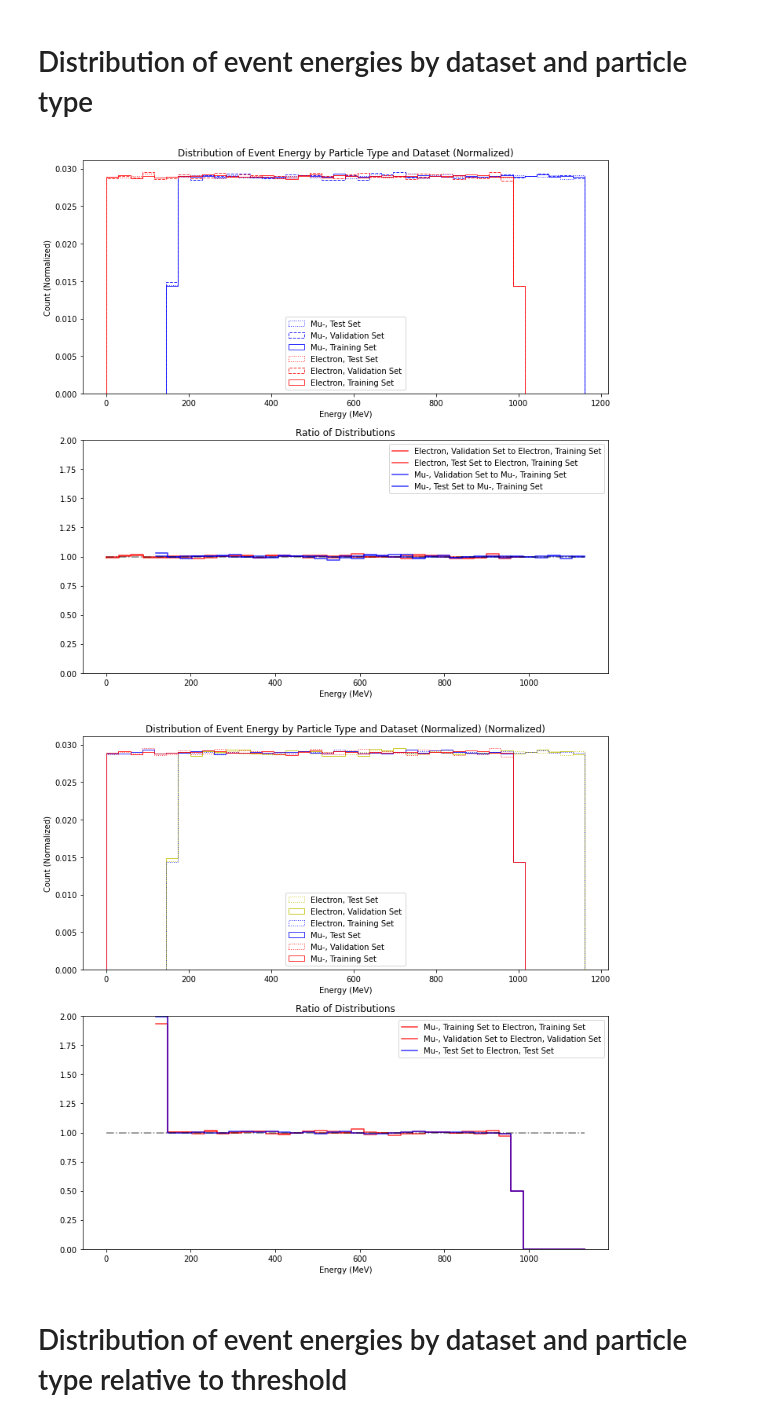
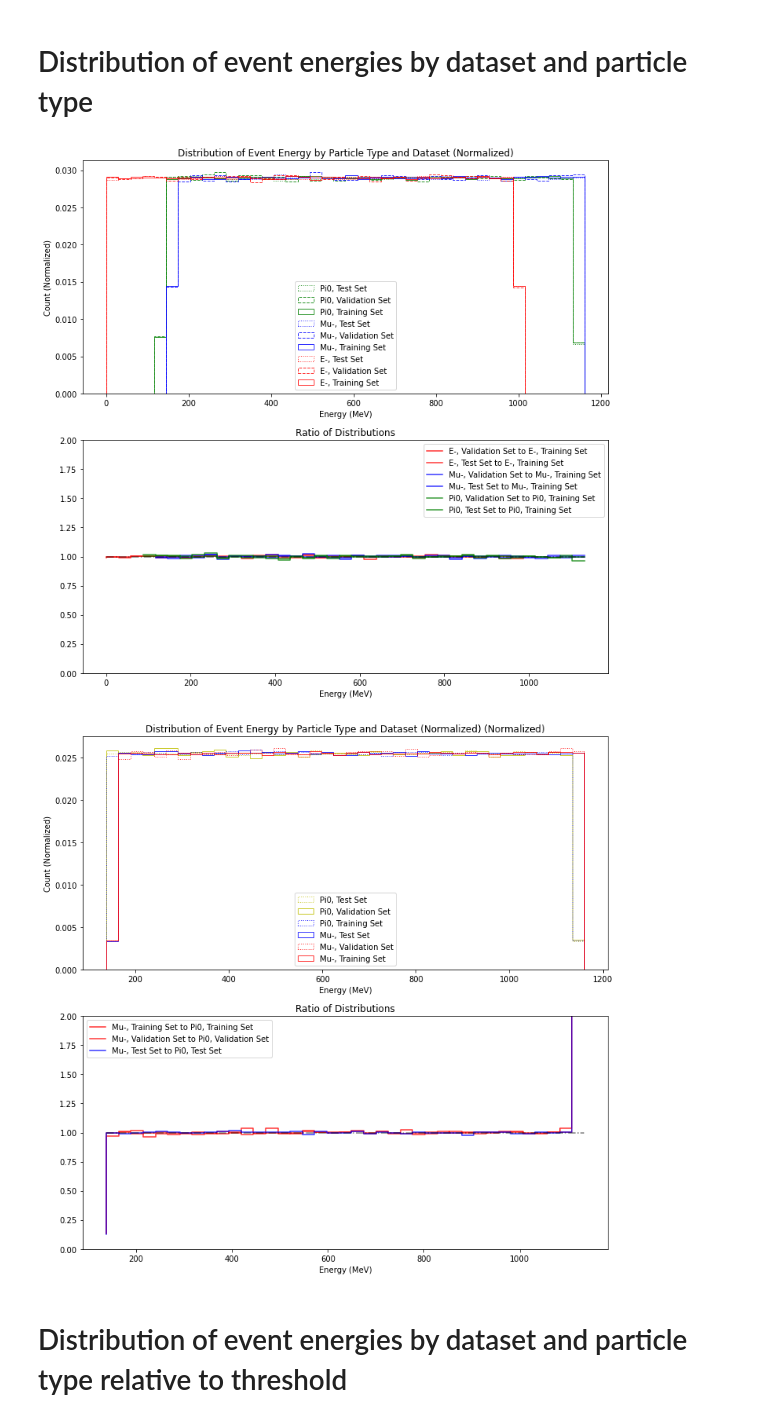
Before and after one commit to Joanna-Gao/WatChMaL_analysis, a Jupyter notebook: tts_EDA/3. New Sample EDA.ipynb, the cells around one changed output. Cells and saved outputs as stored; diff of their text form; code cells hidden in the pictures.

```diff
--- a/tts_EDA/3. New Sample EDA.ipynb
+++ b/tts_EDA/3. New Sample EDA.ipynb
@@ -18,7 +18,7 @@ from exploratory_data_analysis_utils import *
 # Load Data From H5
 # %%
 # Import test events from h5 file
-data_path = "/scratch/jgao/data/HKHybrid/HKHybrid_e-mu-_E0to1000MeV_unif-pos-R3240-y3287cm_4pi-dir_6Mevts.hdf5"
+data_path = "/scratch/jgao/data/HKHybrid/HKHybrid_e-mu-pi0_E0to1000MeV_unif-pos-R3240-y3287cm_4pi-dir_9Mevts.hdf5"
 data_file = h5py.File(data_path, "r")
 
 print(data_file.keys())
@@ -103,7 +57,7 @@ array([1, 1, 1, ..., 2, 2, 2], dtype=int32)
 # %% [markdown]
 # Load Indices
 # %%
-idxs_path = '/scratch/jgao/data/HKHybrid/HKHybrid_e-mu-_E0to1000MeV_unif-pos-R3240-y3287cm_4pi-dir_idxs.npz'
+idxs_path = '/scratch/jgao/data/HKHybrid/HKHybrid_e-mu-pi0_E0to1000MeV_unif-pos-R3240-y3287cm_4pi-dir_9Mevts_idxs.npz'
 idxs = np.load(idxs_path, allow_pickle=True)
 
 train_idxs = idxs['train_idxs']
@@ -133,6 +87,9 @@ test_e_idxs  = test_idxs[np.where(labels[test_idxs]==1)[0]]
 train_mu_idxs = train_idxs[np.where(labels[train_idxs]==2)[0]]
 val_mu_idxs   = val_idxs[np.where(labels[val_idxs]==2)[0]]
 test_mu_idxs  = test_idxs[np.where(labels[test_idxs]==2)[0]]
+train_pi0_idxs = train_idxs[np.where(labels[train_idxs]==3)[0]]
+val_pi0_idxs   = val_idxs[np.where(labels[val_idxs]==3)[0]]
+test_pi0_idxs  = test_idxs[np.where(labels[test_idxs]==3)[0]]
 # %% [markdown]
 # Distribution of event energies by dataset and particle type
 # %%
@@ -148,40 +105,48 @@ val_mu_energies   = energies[val_mu_idxs]
 test_mu_energies  = energies[test_mu_idxs]
 
 mu_energies = np.concatenate((train_mu_energies, val_mu_energies, test_mu_energies))
+
+train_pi0_energies = energies[train_pi0_idxs]
+val_pi0_energies   = energies[val_pi0_idxs]
+test_pi0_energies  = energies[test_pi0_idxs]
+
+pi0_energies = np.concatenate((train_pi0_energies, val_pi0_energies, test_pi0_energies))
 # %%
 fig = plot_compare_dists([np.squeeze(train_e_energies), np.squeeze(val_e_energies), np.squeeze(test_e_energies),
-                          np.squeeze(train_mu_energies), np.squeeze(val_mu_energies), np.squeeze(test_mu_energies)],
-                         numerator_dist_idxs   = [1, 2, 4, 5],
-                         denominator_dist_idxs = [0, 0, 3, 3],
+                          np.squeeze(train_mu_energies), np.squeeze(val_mu_energies), np.squeeze(test_mu_energies),
+                          np.squeeze(train_pi0_energies), np.squeeze(val_pi0_energies), np.squeeze(test_pi0_energies)],
+                         numerator_dist_idxs   = [1, 2, 4, 5, 7, 8],
+                         denominator_dist_idxs = [0, 0, 3, 3, 6, 6],
                          bins=40,
-                         labels=['Electron, Training Set', 'Electron, Validation Set', 'Electron, Test Set',
-                                 'Mu-, Training Set', 'Mu-, Validation Set', 'Mu-, Test Set'],
+                         labels=['E-, Training Set', 'E-, Validation Set', 'E-, Test Set',
+                                 'Mu-, Training Set', 'Mu-, Validation Set', 'Mu-, Test Set',
+                                 'Pi0, Training Set', 'Pi0, Validation Set', 'Pi0, Test Set'],
                          ratio_range=[0,2],
                          title='Distribution of Event Energy by Particle Type and Dataset',
-                         colors =  ['r','r','r','b','b','b'],
-                         linestyle=['-','--',':','-','--',':'],
+                         colors =  ['r','r','r','b','b','b','g','g','g'],
+                         linestyle=['-','--',':','-','--',':','-','--',':'],
                          xlabel='Energy (MeV)',
                          loc='lower center'
                         )
 # %% [output]
-[figure, old version]
+[figure, new version]
 # %%
-fig = plot_compare_dists([np.squeeze(train_e_energies), np.squeeze(val_e_energies), np.squeeze(test_e_energies),
-                          np.squeeze(train_mu_energies), np.squeeze(val_mu_energies), np.squeeze(test_mu_energies)],
+fig = plot_compare_dists([np.squeeze(train_mu_energies), np.squeeze(val_mu_energies), np.squeeze(test_mu_energies),
+                          np.squeeze(train_pi0_energies), np.squeeze(val_pi0_energies), np.squeeze(test_pi0_energies)],
                          numerator_dist_idxs   = [0, 1, 2],
                          denominator_dist_idxs = [3, 4, 5],
                          bins=40,
                          labels=['Mu-, Training Set', 'Mu-, Validation Set', 'Mu-, Test Set',
-                                 'Electron, Training Set', 'Electron, Validation Set', 'Electron, Test Set'],
+                                 'Pi0, Training Set', 'Pi0, Validation Set', 'Pi0, Test Set'],
                          ratio_range=[0,2],
                          title='Distribution of Event Energy by Particle Type and Dataset (Normalized)',
                          colors =  ['r','r','b','b','y','y'],
                          linestyle=['-',':','-',':','-',':'],
                          xlabel='Energy (MeV)',
                          loc='lower center'
                     )
 # %% [output]
-[figure, old version]
+[figure, new version]
 # %% [markdown]
 # Distribution of event energies by dataset and particle type relative to threshold
 # %%
```
Also changed, not shown: parts of 23 cells of this notebook, 1 other file.
